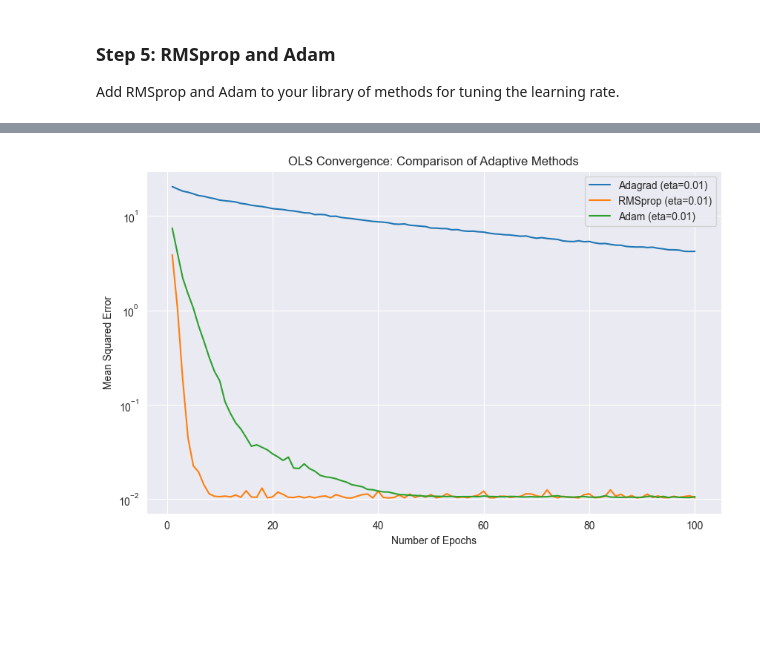
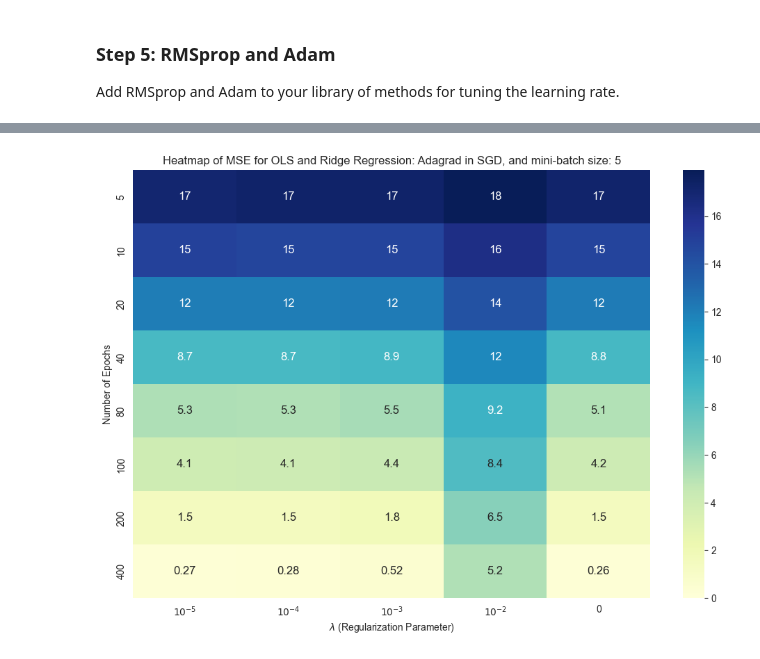
Before and after one commit to TrondVQ/FYS_STK_P2, a Jupyter notebook: partaAutograd.ipynb, the cells around one changed output, grey strips where cells are left out. Cells and saved outputs as stored; diff of their text form; code cells hidden in the pictures; blank space fills up the shorter version.

```diff
--- a/partaAutograd.ipynb
+++ b/partaAutograd.ipynb
@@ -680,10 +415,10 @@ def RMSprop_SGD(X, y, beta, n = 100,  n_epochs=100, batch_size=5, eta=0.01, ridg
             xi = X[random_index:random_index + M]
             yi = y[random_index:random_index + M]
 
-            if ridge:
-                gradients = gradientRidge(xi, yi, beta, n, lmbda)
+            if ridge == False:
+                gradients = autograd_gradient(xi, yi, beta, lmbda)
             else:
-                gradients = gradientOLS(xi, yi, beta, n)
+                gradients = autograd_gradient(xi, yi, beta, lmbda)
 
             Giter = rho * Giter + (1 - rho) * gradients**2
             update = eta * gradients / (delta + np.sqrt(Giter))
@@ -705,10 +440,10 @@ def Adam_SGD(X, y, beta, n= 100,  n_epochs=100, batch_size=5, eta=0.01, ridge =
             xi = X[random_index:random_index + M]
             yi = y[random_index:random_index + M]
 
-            if ridge:
-                gradients = gradientRidge(xi, yi, beta, n, lmbda)
+            if ridge == False:
+                gradients = autograd_gradient(xi, yi, beta, lmbda)
             else:
-                gradients = gradientOLS(xi, yi, beta, n)
+                gradients = autograd_gradient(xi, yi, beta, lmbda)
 
             first_moment = beta1 * first_moment + (1 - beta1) * gradients
             second_moment = beta2 * second_moment + (1 - beta2) * gradients**2
@@ -723,79 +456,46 @@ def Adam_SGD(X, y, beta, n= 100,  n_epochs=100, batch_size=5, eta=0.01, ridge =
 # %%
-# Line Plot for OLS (without Ridge)
-def plot_OLS_convergence_adaptive_methods(X, y, beta, eta, n_epochs=50, batch_size=5):
-    methods = {
-        "Adagrad": Adagrad_SGD,
-        "RMSprop": RMSprop_SGD,
-        "Adam": Adam_SGD
-    }
-    mse_values = {method: [] for method in methods.keys()}
-
-    for method_name, method_func in methods.items():
-        beta_copy = beta.copy()
-        for epoch in range(1, n_epochs + 1):
-            beta_result = method_func(X, y, beta_copy.copy(), n=len(y), n_epochs=epoch, batch_size=batch_size, eta=eta)
-            mse_values[method_name].append(MSE(y, X @ beta_result))
-
-    # Plotting
-    plt.figure(figsize=(10, 6))
-    for method_name, mse in mse_values.items():
-        plt.plot(range(1, n_epochs + 1), mse, label=f'{method_name} (eta={eta})')
-
-    plt.xlabel('Number of Epochs')
-    plt.ylabel('Mean Squared Error')
-    plt.title('OLS Convergence: Comparison of Adaptive Methods')
-    plt.legend()
-    plt.yscale("log")  # Log scale for better visualization
-    plt.show()
-
-# Heatmap for Ridge Regression
-def plot_Ridge_heatmap_adaptive_methods(X, y, beta, learning_rates, lambdas, n_epochs=50, batch_size=5):
+#Plotting the heatmap for the three methods showing the effect of Adagrad, RMSprop and Adam
+def plot_OLS_Ridge_heatmap_adaptive_methods(X, y, beta, lambdas, epoch_counts=[5, 10, 20, 40, 80, 100], batch_size=5):
     methods = {
         "Adagrad": Adagrad_SGD,
         "RMSprop": RMSprop_SGD,
         "Adam": Adam_SGD
     }
 
     for method_name, method_func in methods.items():
-        mse_values = np.zeros((len(learning_rates), len(lambdas)))
+        mse_values = np.zeros((len(epoch_counts), len(lambdas)))
 
-        for i, eta in enumerate(learning_rates):
+        for i, n_epochs in enumerate(epoch_counts):
             for j, lmbda in enumerate(lambdas):
+                # Run the adaptive method with the specified number of epochs and lambda
                 beta_result = method_func(X, y, beta.copy(), n=len(y), n_epochs=n_epochs, batch_size=batch_size, eta=eta, ridge=True, lmbda=lmbda)
                 mse_values[i, j] = MSE(y, X @ beta_result)
 
         # Set up tick labels for heatmap
-        xticks = [f"$10^{{{int(np.log10(val))}}}$" for val in lambdas]
-        yticks = [f"$10^{{{int(np.log10(val))}}}$" for val in learning_rates]
+        xticks = [f"$10^{{{int(np.log10(val))}}}$" if val > 0 else "0" for val in lambdas]
 
         # Plotting the heatmap
         plt.figure(figsize=(12, 8))
-        sns.heatmap(mse_values, annot=True, cmap="YlGnBu", yticklabels=yticks, xticklabels=xticks, vmin=0, annot_kws={"fontsize": 12})
+        sns.heatmap(mse_values, annot=True, cmap="YlGnBu", yticklabels=epoch_counts, xticklabels=xticks, vmin=0, annot_kws={"fontsize": 12})
         plt.xlabel("$\lambda$ (Regularization Parameter)")
-        plt.ylabel("$\eta$ (Learning Rate)")
-        plt.title(f"MSE for Ridge Regression: {method_name} in SGD")
+        plt.ylabel("Number of Epochs")
+        plt.title(f"Heatmap of MSE for OLS and Ridge Regression: {method_name} in SGD, and mini-batch size: {batch_size}")
         plt.show()
 
-# Example usage
+
+
 np.random.seed(2014)
 n = 400
-x = np.random.rand(n, 1)  # Input data
-y = 2 + 3 * x + 4 * x**2 + 0.1 * np.random.randn(n, 1)  # Target with noise
-p = 2  # Polynomial degree
-X = np.c_[np.ones((n, 1)), x, x**2]  # Design matrix for second-degree polynomial
-beta = np.random.randn(p + 1, 1)  # Initial parameter values
+x = np.random.rand(n, 1)
+y = 2 + 3*x + 4*x**2 + 0.1*np.random.randn(n, 1)
+p = 2
+X = Design(x, p)
+beta = np.random.randn(p + 1, 1)
 
-# Parameters
-eta = 0.01
-n_epochs = 100
+n_epochs = 300
 batch_size = 5
-learning_rates = [1e-4, 1e-3, 1e-2, 1e-1]
-lambdas = [1e-4, 1e-3, 1e-2, 1e-1]
+lambdas = [1e-5, 1e-4, 1e-3, 1e-2, 0]
 
-# Plot OLS convergence
-plot_OLS_convergence_adaptive_methods(X, y, beta, eta, n_epochs=n_epochs, batch_size=batch_size)
-
-# Plot Ridge heatmap for different learning rates and lambdas
-plot_Ridge_heatmap_adaptive_methods(X, y, beta, learning_rates, lambdas, n_epochs=n_epochs, batch_size=batch_size)
+plot_OLS_Ridge_heatmap_adaptive_methods(X, y, beta, lambdas, batch_size=batch_size, epoch_counts = [5, 10, 20, 40, 80, 100, 200, 400])
 # %% [output]
-[figure, old version]
+[figure, new version]
```
Also changed, not shown: parts of 25 cells of this notebook.
